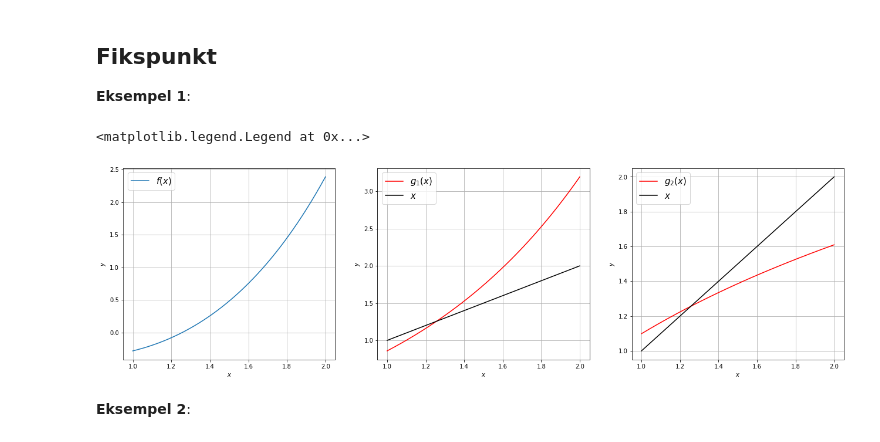
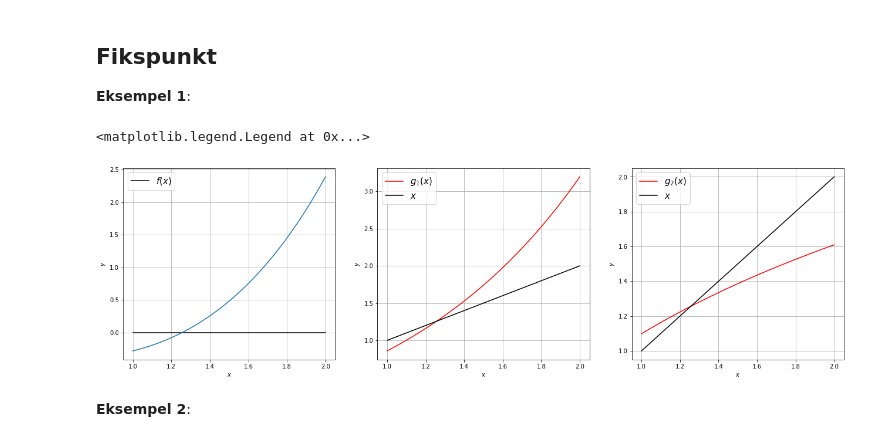
Before and after one commit to imfdrift/INGX1002H24, a Jupyter notebook: 2_lignlos/2_illustrasjoner.ipynb, the cells around one changed output. Saved outputs shown, nothing was run; the diff lists cells and outputs as text; code cells hidden in the pictures.

```diff
--- a/2_lignlos/2_illustrasjoner.ipynb
+++ b/2_lignlos/2_illustrasjoner.ipynb
@@ -21,35 +21,36 @@ def g3(x):
     return ((x-1)*np.exp(x)+1)/(np.exp(x)-2)
 
 x = np.linspace(1,2,301)
 
 p1 = plt.figure(figsize=(22, 6))
 plt.subplot(131)
+plt.plot(x,0*x,'k')
 plt.plot(x,f1(x))
 plt.grid(True)
-plt.xlabel('$x$')
+plt.xlabel(r'$x$')
 plt.ylabel('$y$')
 plt.legend(['$f(x)$'])
 
 plt.subplot(132)
 plt.plot(x,g1(x),'r')
 plt.plot(x,x,'k')
 plt.grid(True)
 plt.xlabel('$x$')
 plt.ylabel('$y$')
 plt.legend(['$g_1(x)$','$x$'])
 
 plt.subplot(133)
 plt.plot(x,g2(x),'r')
 plt.plot(x,x,'k')
 plt.grid(True)
 plt.xlabel('$x$')
 plt.ylabel('$y$')
 plt.legend(['$g_2(x)$','$x$'])
 
 #p1.savefig('2_fikspunkt')
 # %% [output]
 <matplotlib.legend.Legend at 0x...>
-[figure, old version]
+[figure, new version]
 # %% [markdown]
 **Eksempel 2**:
 # %%
```
Also changed, not shown: parts of 2 cells of this notebook, 8 other files.
